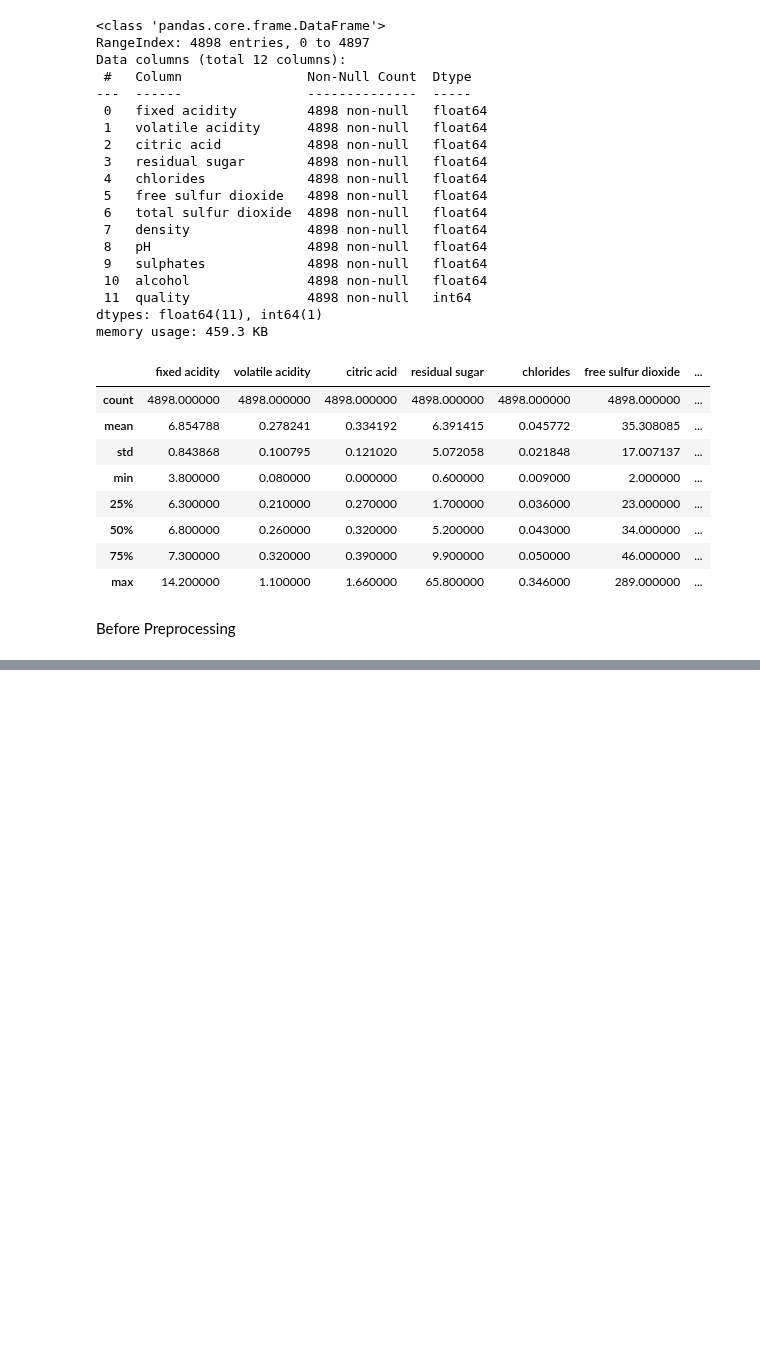
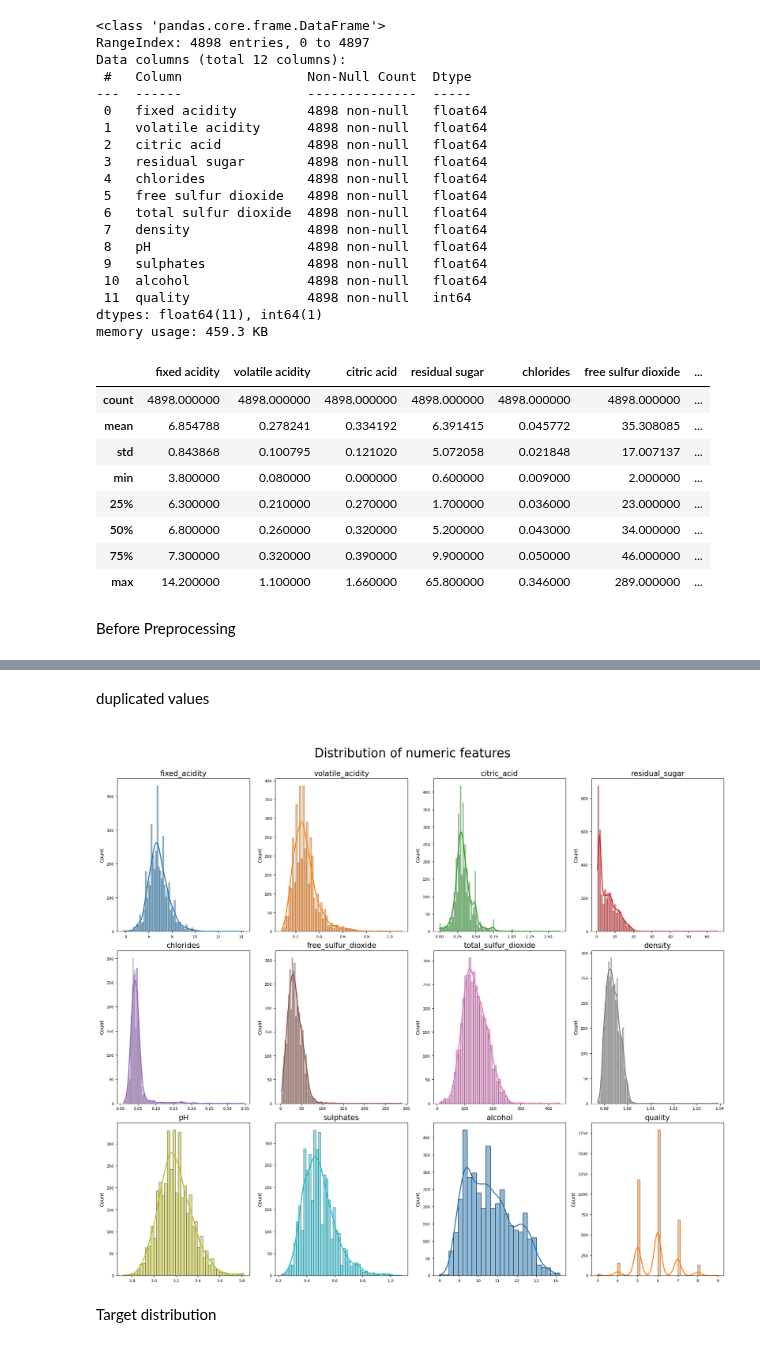
Before and after one commit to SwagAbyss/SwagML, a Jupyter notebook: Assignments/wine/wine_white/wine_white.ipynb, the cells around one changed output, grey strips where cells are left out. Cells and saved outputs as stored; diff of their text form; code cells hidden in the pictures; blank space fills up the shorter version.

```diff
--- a/Assignments/wine/wine_white/wine_white.ipynb
+++ b/Assignments/wine/wine_white/wine_white.ipynb
@@ -83,4 +83,4 @@ data.describe()
 # %% [markdown]
 Before Preprocessing
 # %%
-data.columns.replace(to_replace=' ', value='_')
+data.columns = data.columns.str.replace(' ', '_')
@@ -88,0 +105,30 @@ AttributeError: 'Index' object has no attribute 'replace'
+# %% [markdown]
+duplicated values
+# %%
+data.duplicated().sum() # 937 duplicated values
+data.drop_duplicates(inplace=True)
+# %%
+fig, axes = plt.subplots(nrows=3, ncols=4, figsize=(18,16))
+axes = axes.flat
+
+for i, column in enumerate(data):
+    sns.histplot(
+        data = data,
+        x    = column,
+        stat = 'count',
+        kde  = True,
+        color   = (list(plt.rcParams['axes.prop_cycle'])*2)[i]["color"],
+        line_kws= {'linewidth': 2},
+        ax      = axes[i]
+    )
+    axes[i].set_title(column, fontsize = 15)
+    axes[i].tick_params(labelsize = 8)
+    axes[i].set_xlabel("")
+
+fig.tight_layout()
+plt.subplots_adjust(top = 0.9)
+fig.suptitle('\nDistribution of numeric features', fontsize = 25);
+# %% [output]
+[figure, added]
+# %% [markdown]
+Target distribution
```
Also changed, not shown: parts of 4 cells of this notebook.
